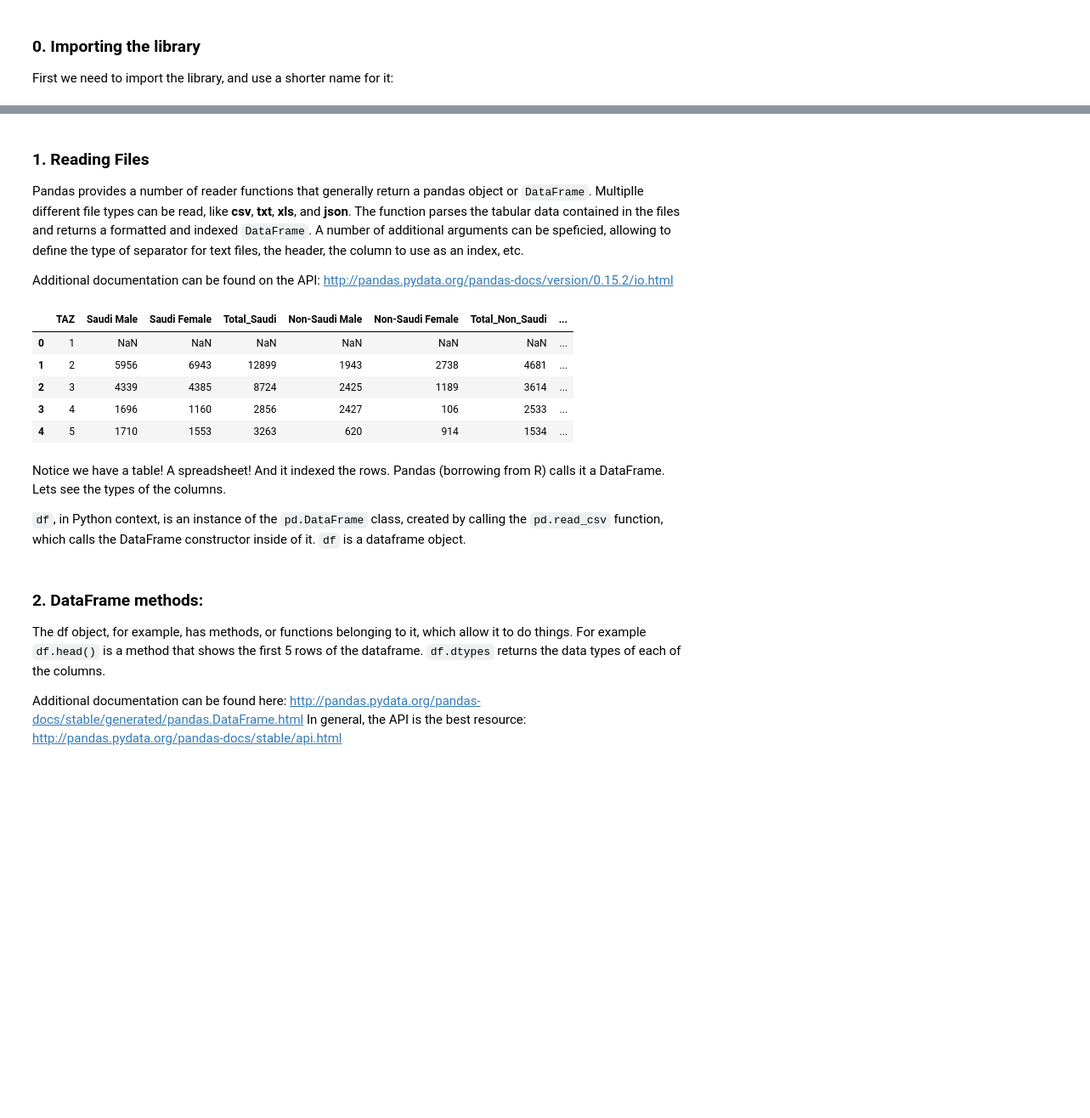
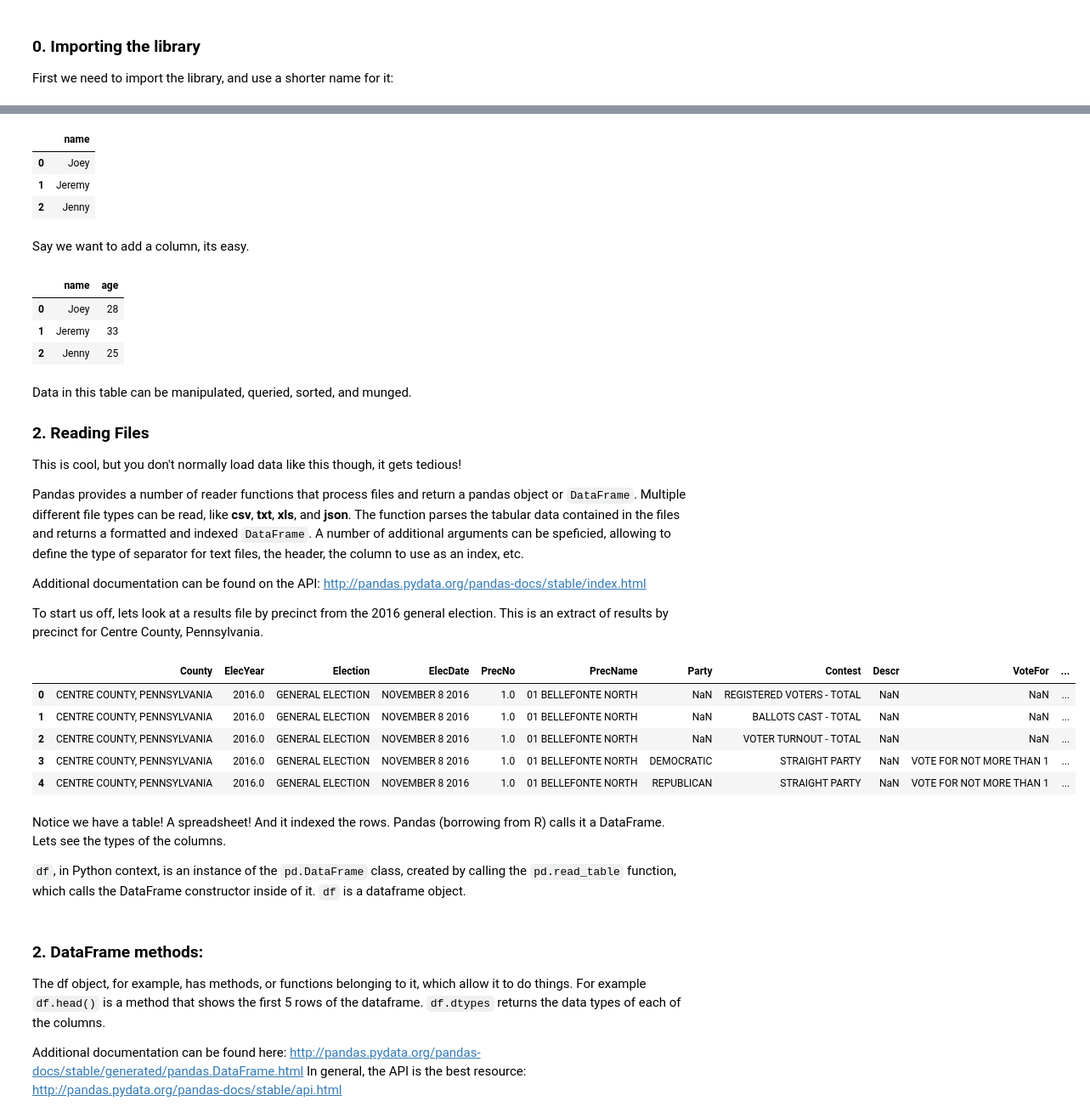
Before and after one commit to civic-data-design-lab/big-data-spring2017, a Jupyter notebook: week3/02. Pandas Introduction.ipynb, the cells around one changed output, grey strips where cells are left out. Shown at 85% size. Saved outputs shown, nothing was run; the diff lists cells and outputs as text; code cells hidden in the pictures; blank space fills up the shorter version.

```diff
--- a/week3/02. Pandas Introduction.ipynb
+++ b/week3/02. Pandas Introduction.ipynb
@@ -54,26 +58,57 @@ import numpy as np
+# %%
+# Create empty dataframe
+df = pd.DataFrame()
+
+# Create a column
+df['name'] = ['Joey', 'Jeremy', 'Jenny']
+
+# View dataframe
+df
+# %% [output]
+|  | name |
+| 0 | Joey |
+| 1 | Jeremy |
+| 2 | Jenny |
+# %% [markdown]
+Say we want to add a column, its easy.
+# %%
+# Assign a new column to df called 'age' with a list of ages
+df.assign(age = [28, 33, 25])
+# %% [output]
+|  | name | age |
+| 0 | Joey | 28 |
+| 1 | Jeremy | 33 |
+| 2 | Jenny | 25 |
 # %% [markdown]
-### 1. Reading Files
-Pandas provides a number of reader functions that generally return a pandas object or `DataFrame`. Multiplle different file types can be read, like **csv**, **txt**, **xls**, and **json**. The function parses the tabular data contained in the files and returns a formatted and indexed `DataFrame`. A number of additional arguments can be speficied, allowing to define the type of separator for text files, the header, the column to use as an index, etc.
+Data in this table can be manipulated, queried, sorted, and munged.
+
+### 2. Reading Files
+
+This is cool, but you don't normally load data like this though, it gets tedious!
+
+Pandas provides a number of reader functions that process files and return a pandas object or `DataFrame`. Multiple different file types can be read, like **csv**, **txt**, **xls**, and **json**. The function parses the tabular data contained in the files and returns a formatted and indexed `DataFrame`. A number of additional arguments can be speficied, allowing to define the type of separator for text files, the header, the column to use as an index, etc.
 
 Additional documentation can be found on the API:
-http://pandas.pydata.org/pandas-docs/version/0.15.2/io.html
+http://pandas.pydata.org/pandas-docs/stable/index.html
+
+To start us off, lets look at a results file by precinct from the 2016 general election. This is an extract of results by precinct for Centre County, Pennsylvania.
 # %%
-# We are reading a CSV with some Census data
-df=pd.read_csv("data/2013arriyadh_pop_clean.csv")
+# We are reading a CSV with election data
+df = pd.read_table('data/precinct_results_nov2016.txt', sep=',')
 
 # We can print the first 5 rows of the df
 df.head()
 # %% [output]
-|  | TAZ | Saudi Male | Saudi Female | Total_Saudi | Non-Saudi Male | Non-Saudi Female | Total_Non_Saudi | ... |
-| 0 | 1 | NaN | NaN | NaN | NaN | NaN | NaN | ... |
-| 1 | 2 | 5956 | 6943 | 12899 | 1943 | 2738 | 4681 | ... |
-| 2 | 3 | 4339 | 4385 | 8724 | 2425 | 1189 | 3614 | ... |
-| 3 | 4 | 1696 | 1160 | 2856 | 2427 | 106 | 2533 | ... |
-| 4 | 5 | 1710 | 1553 | 3263 | 620 | 914 | 1534 | ... |
+|  | County | ElecYear | Election | ElecDate | PrecNo | PrecName | Party | Contest | Descr | VoteFor | ... |
+| 0 | CENTRE COUNTY, PENNSYLVANIA | 2016.0 | GENERAL ELECTION | NOVEMBER 8 2016 | 1.0 | 01 BELLEFONTE NORTH | NaN | REGISTERED VOTERS - TOTAL | NaN | NaN | ... |
+| 1 | CENTRE COUNTY, PENNSYLVANIA | 2016.0 | GENERAL ELECTION | NOVEMBER 8 2016 | 1.0 | 01 BELLEFONTE NORTH | NaN | BALLOTS CAST - TOTAL | NaN | NaN | ... |
+| 2 | CENTRE COUNTY, PENNSYLVANIA | 2016.0 | GENERAL ELECTION | NOVEMBER 8 2016 | 1.0 | 01 BELLEFONTE NORTH | NaN | VOTER TURNOUT - TOTAL | NaN | NaN | ... |
+| 3 | CENTRE COUNTY, PENNSYLVANIA | 2016.0 | GENERAL ELECTION | NOVEMBER 8 2016 | 1.0 | 01 BELLEFONTE NORTH | DEMOCRATIC | STRAIGHT PARTY | NaN | VOTE FOR NOT MORE THAN 1 | ... |
+| 4 | CENTRE COUNTY, PENNSYLVANIA | 2016.0 | GENERAL ELECTION | NOVEMBER 8 2016 | 1.0 | 01 BELLEFONTE NORTH | REPUBLICAN | STRAIGHT PARTY | NaN | VOTE FOR NOT MORE THAN 1 | ... |
 # %% [markdown]
 Notice we have a table! A spreadsheet! And it indexed the rows. Pandas (borrowing from R) calls it a DataFrame. Lets see the types of the columns.
 
-`df`, in Python context, is an instance of the `pd.DataFrame` class, created by calling the `pd.read_csv` function, which calls the DataFrame constructor inside of it. `df` is a dataframe object.
+`df`, in Python context, is an instance of the `pd.DataFrame` class, created by calling the `pd.read_table` function, which calls the DataFrame constructor inside of it. `df` is a dataframe object.
 # %% [markdown]
 ### 2. DataFrame methods:
 The df object, for example, has methods, or functions belonging to it, which allow it to do things. For example `df.head()` is a method that shows the first 5 rows of the dataframe. `df.dtypes` returns the data types of each of the columns.
```
Also changed, not shown: parts of 75 cells of this notebook, 5 other files.
